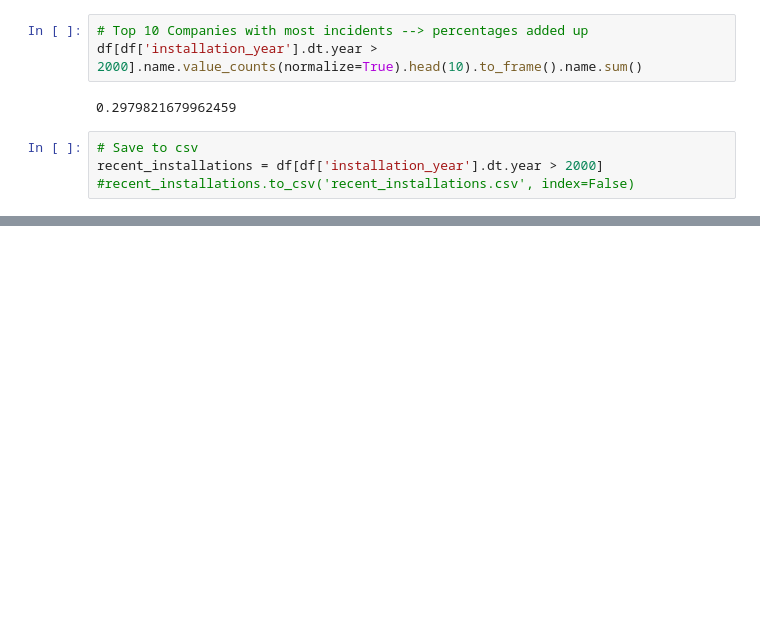
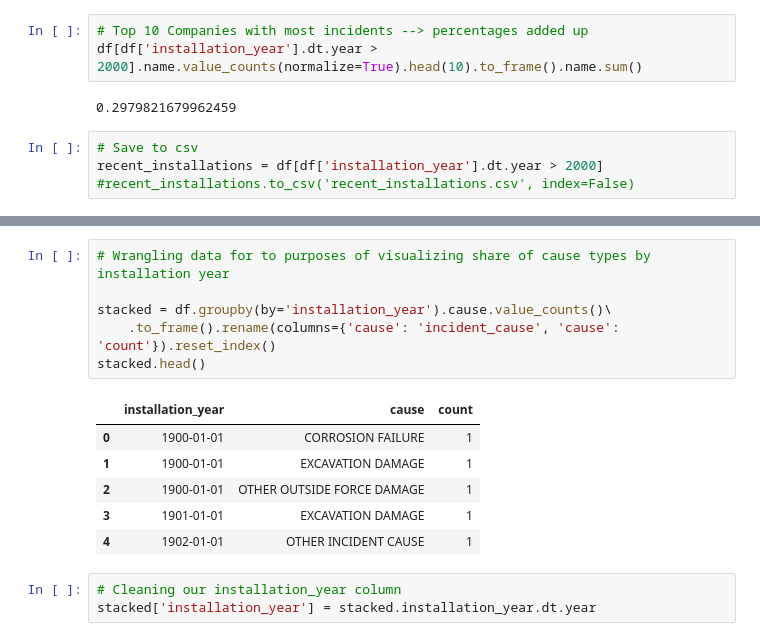
Before and after one commit to jessieblaeser/Pipeline-Incident-Map, a Jupyter notebook: analysis/Pipeline incidents since 2010 by pipeline installation year.ipynb, the cells around one changed output, grey strips where cells are left out. Drawn from its saved outputs; the diff is of its cells as text; blank space fills up the shorter version.

```diff
--- a/analysis/Looking at incident timelines.ipynb
+++ b/analysis/Pipeline incidents since 2010 by pipeline installation year.ipynb
@@ -260,0 +399,16 @@ recent_installations = df[df['installation_year'].dt.year > 2000]
+# %%
+# Wrangling data for to purposes of visualizing share of cause types by installation year
+
+stacked = df.groupby(by='installation_year').cause.value_counts()\
+    .to_frame().rename(columns={'cause': 'incident_cause', 'cause': 'count'}).reset_index()
+stacked.head()
+# %% [output]
+|  | installation_year | cause | count |
+| 0 | 1900-01-01 | CORROSION FAILURE | 1 |
+| 1 | 1900-01-01 | EXCAVATION DAMAGE | 1 |
+| 2 | 1900-01-01 | OTHER OUTSIDE FORCE DAMAGE | 1 |
+| 3 | 1901-01-01 | EXCAVATION DAMAGE | 1 |
+| 4 | 1902-01-01 | OTHER INCIDENT CAUSE | 1 |
+# %%
+# Cleaning our installation_year column
+stacked['installation_year'] = stacked.installation_year.dt.year
```
Also changed, not shown: parts of 16 cells of this notebook, 5 other files.
